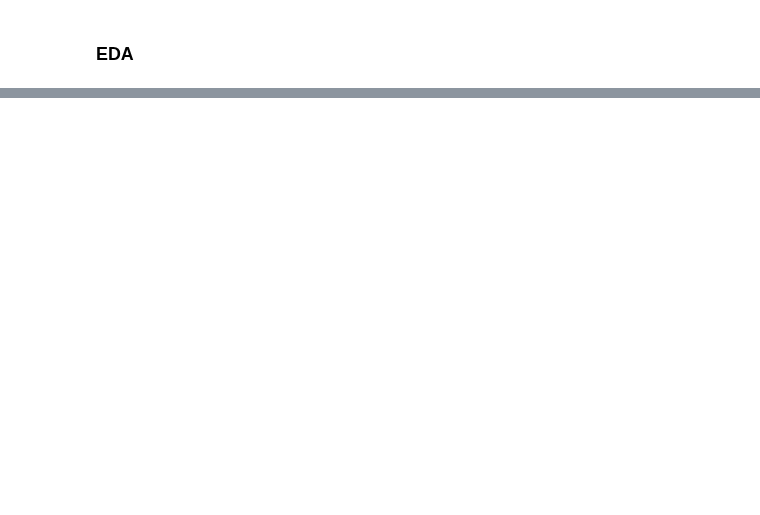
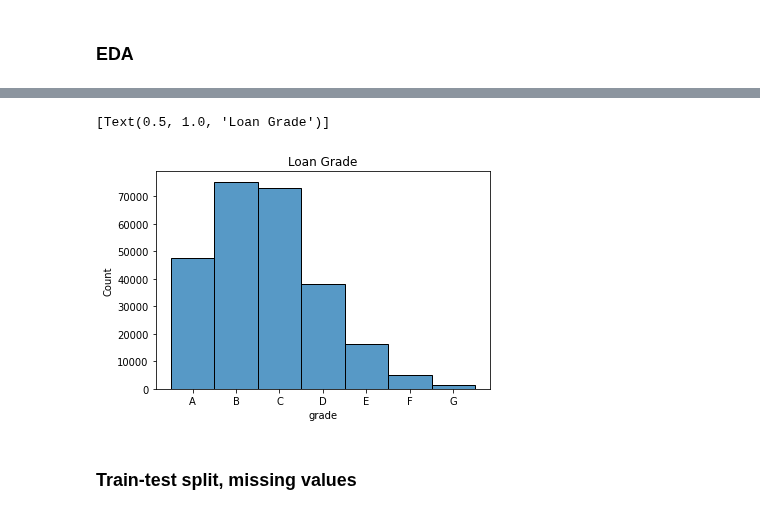
Before and after one commit to MykolaPinchuk/KaggleProjects, a Jupyter notebook: kp102-lc-loaddef.ipynb, the cells around one changed output, grey strips where cells are left out. Cells and saved outputs as stored; diff of their text form; code cells hidden in the pictures; blank space fills up the shorter version.

```diff
--- a/kp102-lc-loaddef.ipynb
+++ b/kp102-lc-loaddef.ipynb
@@ -181,0 +213,7 @@ Name: delinq_2yrs, dtype: float64
+# %%
+sns.histplot(x='grade', data=df).set(title='Loan Grade')
+# %% [output]
+[Text(0.5, 1.0, 'Loan Grade')]
+[figure, added]
+# %% [markdown]
+### Train-test split, missing values
```
Also changed, not shown: parts of 22 cells of this notebook.
